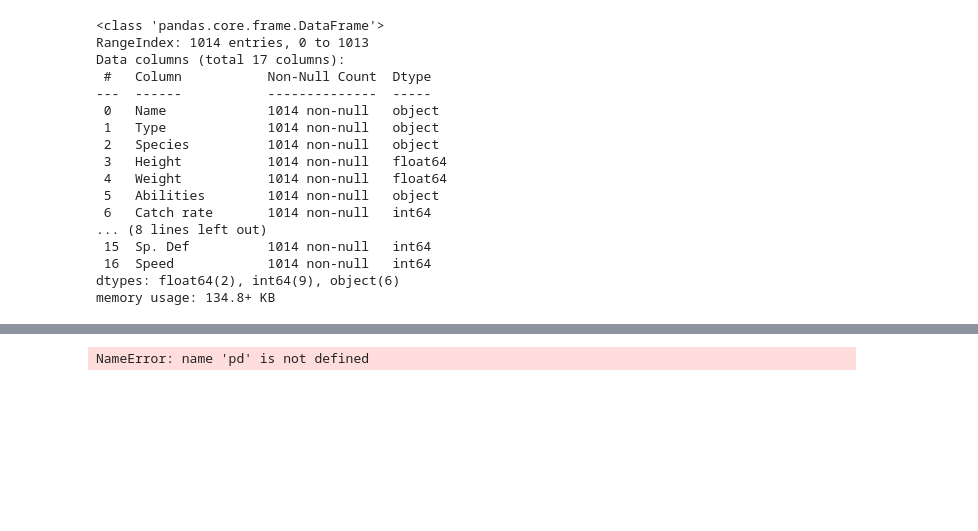
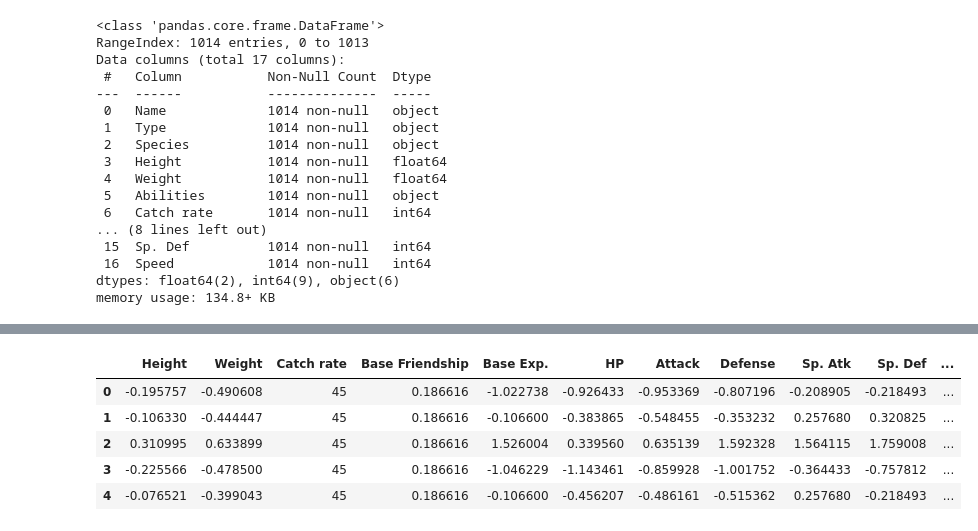
Before and after one commit to MoonSplosion/project-4-group-13, a Jupyter notebook: Pokemon_ML.ipynb, the cells around one changed output, grey strips where cells are left out. Drawn from its saved outputs; the diff is of its cells as text; code cells hidden in the pictures; blank space fills up the shorter version.

```diff
--- a/Pokemon_ML.ipynb
+++ b/Pokemon_ML.ipynb
@@ -114,9 +160,14 @@ NameError: name 'binary_features' is not defined
 # %%
 df_final = pd.DataFrame(preprocessed_X_train, columns=encoded_feature_names)
-df_final["Transported"] = df.Transported
+df_final["Catch rate"] = df["Catch rate"]
 df_final.head()
 # %% [output]
-NameError: name 'pd' is not defined
+|  | Height | Weight | Catch rate | Base Friendship | Base Exp. | HP | Attack | Defense | Sp. Atk | Sp. Def | ... |
+| 0 | -0.195757 | -0.490608 | 45 | 0.186616 | -1.022738 | -0.926433 | -0.953369 | -0.807196 | -0.208905 | -0.218493 | ... |
+| 1 | -0.106330 | -0.444447 | 45 | 0.186616 | -0.106600 | -0.383865 | -0.548455 | -0.353232 | 0.257680 | 0.320825 | ... |
+| 2 | 0.310995 | 0.633899 | 45 | 0.186616 | 1.526004 | 0.339560 | 0.635139 | 1.592328 | 1.564115 | 1.759008 | ... |
+| 3 | -0.225566 | -0.478500 | 45 | 0.186616 | -1.046229 | -1.143461 | -0.859928 | -1.001752 | -0.364433 | -0.757812 | ... |
+| 4 | -0.076521 | -0.399043 | 45 | 0.186616 | -0.106600 | -0.456207 | -0.486161 | -0.515362 | 0.257680 | -0.218493 | ... |
 # %%
 corrs = df_final.corr()
 corrs
```
Also changed, not shown: parts of 30 cells of this notebook, 12 other files.
